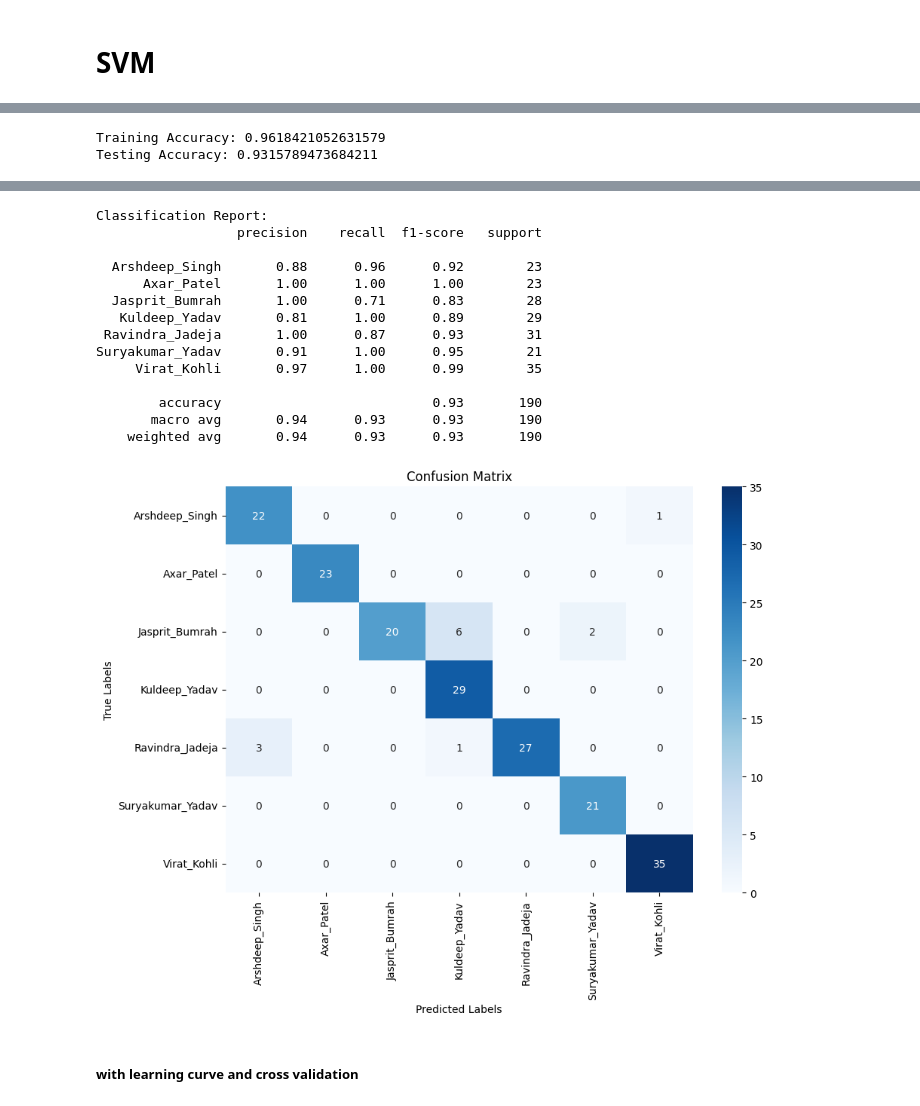
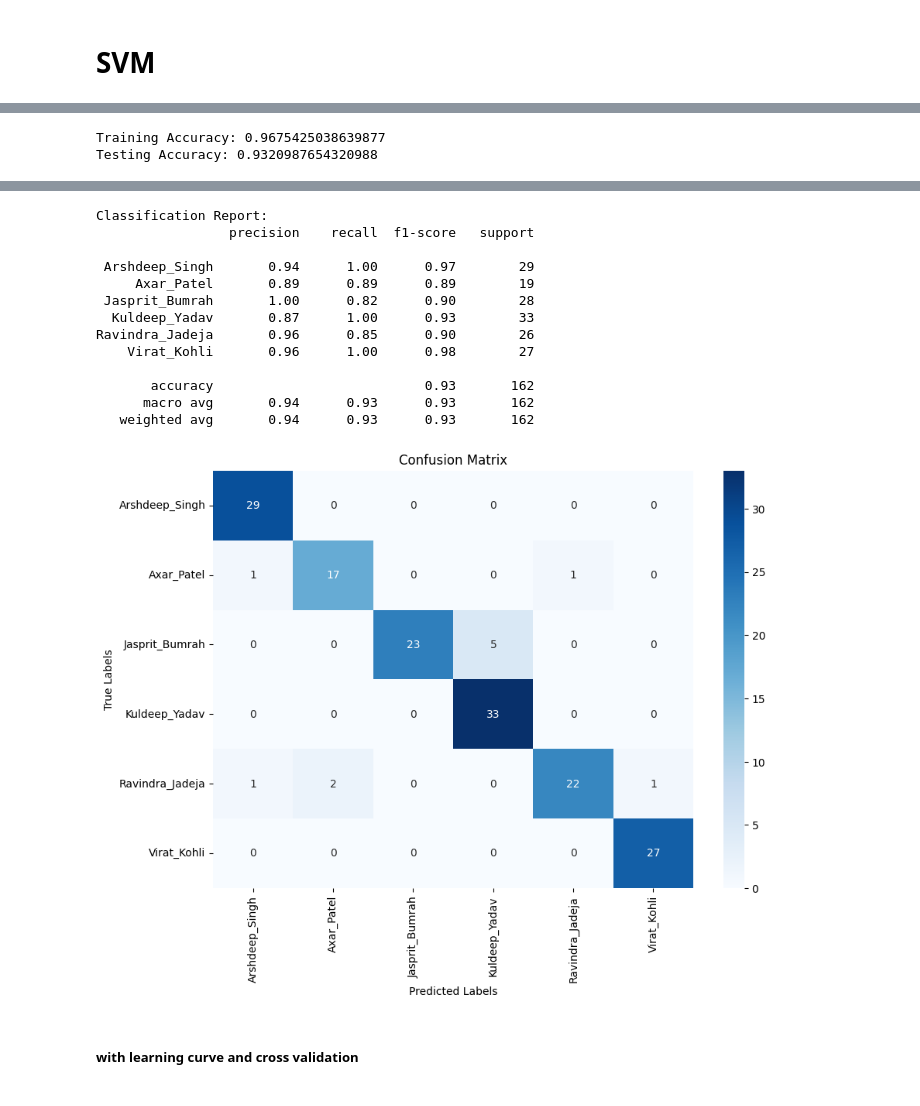
Before and after one commit to Nadun999/FYP, a Jupyter notebook: CricXpert/Hybrid_Spatio_Temporal_Model_For_Gait_Analysis/saved_models/ResNet/ResNet_SVM_KNN/ResNet_SVM_KNN.ipynb, the cells around one changed output, grey strips where cells are left out. Drawn from its saved outputs; the diff is of its cells as text; code cells hidden in the pictures.

```diff
--- a/CricXpert/Hybrid_Spatio_Temporal_Model_For_Gait_Analysis/saved_models/ResNet/ResNet_SVM_KNN/ResNet_SVM_KNN.ipynb
+++ b/CricXpert/Hybrid_Spatio_Temporal_Model_For_Gait_Analysis/saved_models/ResNet/ResNet_SVM_KNN/ResNet_SVM_KNN.ipynb
@@ -41,8 +41,8 @@ import matplotlib.pyplot as plt
 from sklearn.decomposition import PCA
 # %%
 def load_yolo():
-    path_to_cfg = "/Users/pubudusenarathne/Downloads/Hybrid_Spatio_Temporal_Model_For_Gait_Analysis/yolo/yolov3.cfg"
-    path_to_weights = "/Users/pubudusenarathne/Downloads/Hybrid_Spatio_Temporal_Model_For_Gait_Analysis/yolo/yolov3.weights"
+    path_to_cfg = "/Users/nadunsenarathne/Downloads/Documents/IIT/4th Year/FYP/CricXpert/Hybrid_Spatio_Temporal_Model_For_Gait_Analysis/yolo/yolov3.cfg"
+    path_to_weights = "/Users/nadunsenarathne/Downloads/Documents/IIT/4th Year/FYP/CricXpert/Hybrid_Spatio_Temporal_Model_For_Gait_Analysis/yolo/yolov3.weights"
     net = cv2.dnn.readNet(path_to_weights, path_to_cfg)
     layers_names = net.getLayerNames()
 
@@ -282,7 +282,7 @@ def main():
     # Load the ResNet model for feature extraction
     model = load_model()
 
-    output_frame_folder = '/Users/pubudusenarathne/Downloads/Hybrid_Spatio_Temporal_Model_For_Gait_Analysis/extracted_frames'
+    output_frame_folder = '/Users/nadunsenarathne/Downloads/Documents/IIT/4th Year/FYP/CricXpert/Hybrid_Spatio_Temporal_Model_For_Gait_Analysis/extracted_frames'
 
 
     # Load and preprocess data, passing the model for feature extraction
@@ -334,8 +334,8 @@ def main():
     plt.show()
 
     # Save the SVM model and label encoder
-    joblib.dump(svm_classifier, 'svm_player_recognition.pkl')
-    joblib.dump(encoder, 'svm_label_encoder.pkl')
+    # joblib.dump(svm_classifier, 'svm_player_recognition.pkl')
+    # joblib.dump(encoder, 'svm_label_encoder.pkl')
 
 if __name__ == "__main__":
     main()
@@ -346,2 +346,2 @@ if __name__ == "__main__":
-Training Accuracy: 0.9618421052631579
-Testing Accuracy: 0.9315789473684211
+Training Accuracy: 0.9675425038639877
+Testing Accuracy: 0.9320987654320988
@@ -349,18 +349,17 @@ Testing Accuracy: 0.9315789473684211
 Classification Report:
-                  precision    recall  f1-score   support
+                 precision    recall  f1-score   support
 
-  Arshdeep_Singh       0.88      0.96      0.92        23
-      Axar_Patel       1.00      1.00      1.00        23
-  Jasprit_Bumrah       1.00      0.71      0.83        28
-   Kuldeep_Yadav       0.81      1.00      0.89        29
- Ravindra_Jadeja       1.00      0.87      0.93        31
-Suryakumar_Yadav       0.91      1.00      0.95        21
-     Virat_Kohli       0.97      1.00      0.99        35
+ Arshdeep_Singh       0.94      1.00      0.97        29
+     Axar_Patel       0.89      0.89      0.89        19
+ Jasprit_Bumrah       1.00      0.82      0.90        28
+  Kuldeep_Yadav       0.87      1.00      0.93        33
+Ravindra_Jadeja       0.96      0.85      0.90        26
+    Virat_Kohli       0.96      1.00      0.98        27
 
-        accuracy                           0.93       190
-       macro avg       0.94      0.93      0.93       190
-    weighted avg       0.94      0.93      0.93       190
+       accuracy                           0.93       162
+      macro avg       0.94      0.93      0.93       162
+   weighted avg       0.94      0.93      0.93       162
-[figure, old version]
+[figure, new version]
 # %% [markdown]
 ##### with learning curve and cross validation
 # %%
```
Also changed, not shown: parts of 3 cells of this notebook, 7 other files.
